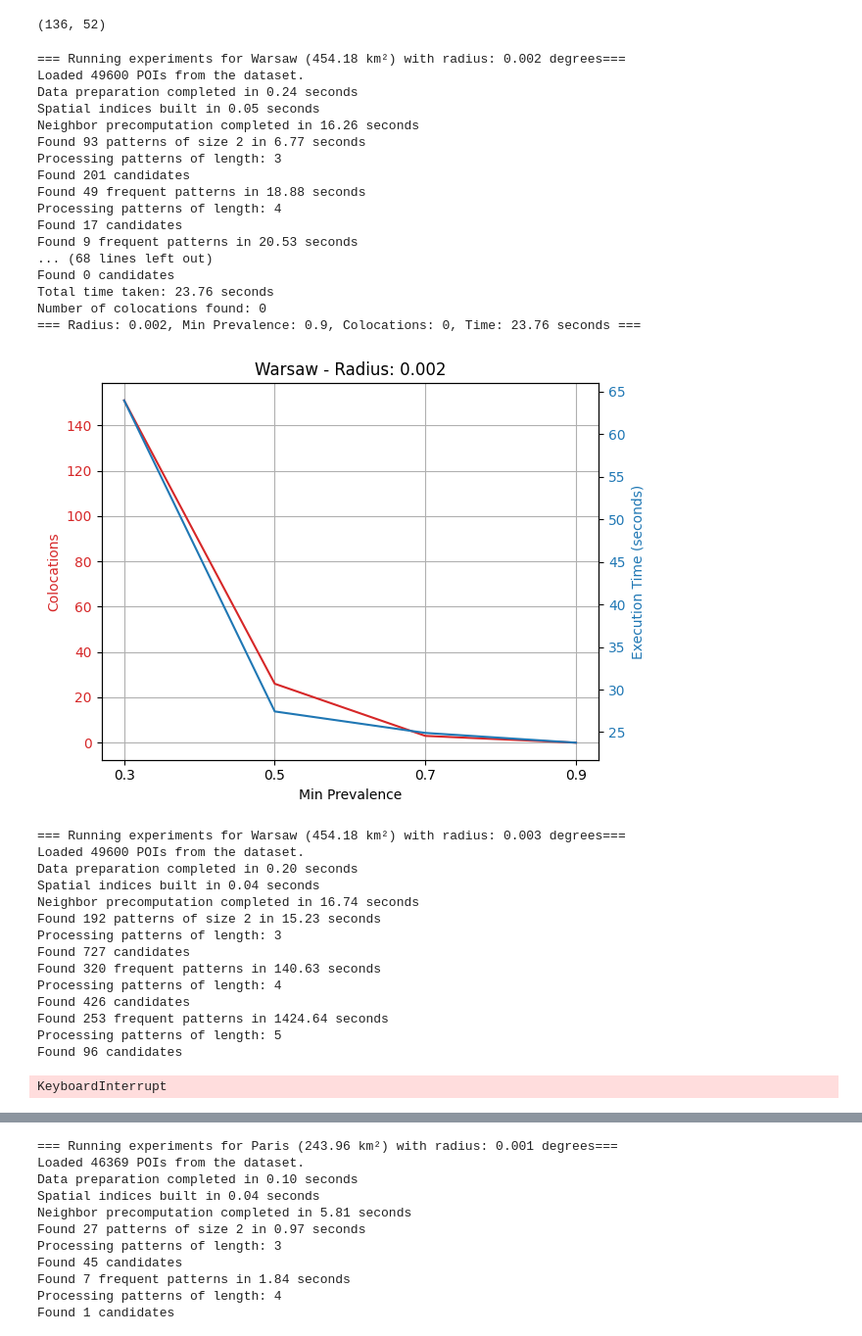
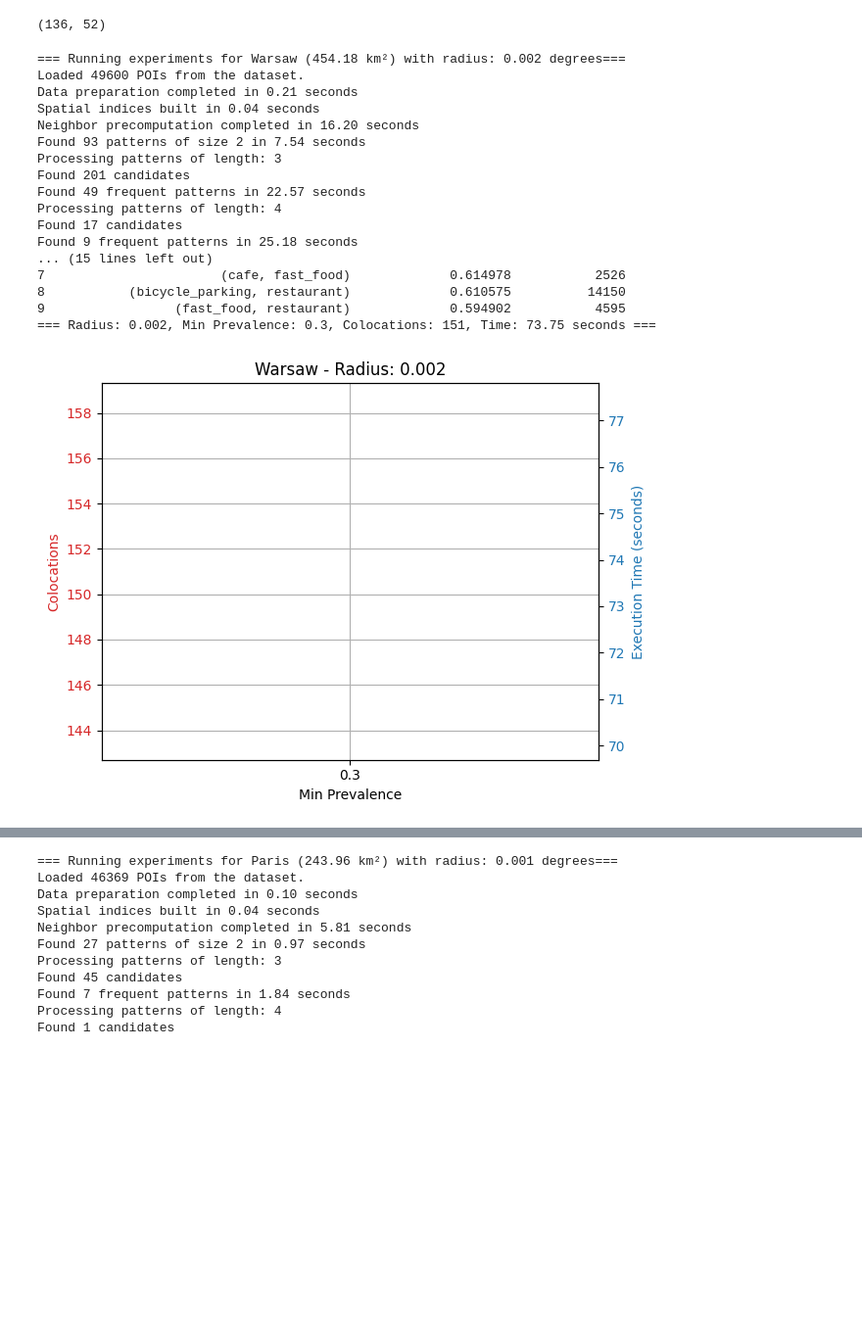
Before and after one commit to kklassa/spatial-colocation-patterns, a Jupyter notebook: experiments.ipynb, the cells around one changed output, grey strips where cells are left out. Shown at 98% size. Drawn from its saved outputs; the diff is of its cells as text; code cells hidden in the pictures; blank space fills up the shorter version.

```diff
--- a/experiments.ipynb
+++ b/experiments.ipynb
@@ -189,7 +189,7 @@ def get_colocations_for_area(
         pd.set_option('display.max_colwidth', None)
         print(patterns_df.head(10))
 
-    return len(patterns), total_time
+    return len(patterns), total_time, patterns_df
 # %%
 import matplotlib.pyplot as plt
 import time
@@ -217,13 +217,15 @@ def run_experiments(
     area = city_data["area_km2"]
 
     times_per_radius = {}
+    patterns_per_radius = {}
 
     for radius in radiuses:
         print(f"\n=== Running experiments for {city_name} ({area:.2f} km²) with radius: {radius} degrees=== ")
         times_per_radius[radius] = {}
+        patterns_per_radius[radius] ={}
         colocations, exec_times = [], []
         for min_prevalence in min_prevalences:
-            num_colocations, exec_time = get_colocations_for_area(
+            num_colocations, exec_time, patterns = get_colocations_for_area(
                 poi_types,
                 bounding_box,
                 radius=radius,
@@ -237,6 +239,8 @@ def run_experiments(
                 "colocations": num_colocations,
                 "exec_time": exec_time,
             }
+
+            patterns_per_radius[radius][min_prevalence] = patterns
 
         fig, ax1 = plt.subplots()
         color1 = "tab:red"
@@ -273,39 +277,27 @@ def run_experiments(
         plt.grid(True)
         plt.savefig(f"imgs/{city_name.lower()}_exec_time_vs_radius_prevalence_{min_prevalence}_{timestamp}.png")
         plt.show()
+
+
+    return patterns_per_radius, times_per_radius
 # %%
-run_experiments(cities, "Warsaw", poi_types=all, radiuses=[0.002, 0.003, 0.004, 0.005]) # 0.001 deg ~= 111 m lat, 70 m lon
+patterns_per_radius, _ = run_experiments(cities, "Warsaw", poi_types=all, radiuses=[0.002], min_prevalences=[0.3]) # 0.001 deg ~= 111 m lat, 70 m lon
 # %% [output]
 === Running experiments for Warsaw (454.18 km²) with radius: 0.002 degrees===
 Loaded 49600 POIs from the dataset.
-Data preparation completed in 0.24 seconds
-Spatial indices built in 0.05 seconds
-Neighbor precomputation completed in 16.26 seconds
-Found 93 patterns of size 2 in 6.77 seconds
+Data preparation completed in 0.21 seconds
+Spatial indices built in 0.04 seconds
+Neighbor precomputation completed in 16.20 seconds
+Found 93 patterns of size 2 in 7.54 seconds
 Processing patterns of length: 3
 Found 201 candidates
-Found 49 frequent patterns in 18.88 seconds
+Found 49 frequent patterns in 22.57 seconds
 Processing patterns of length: 4
 Found 17 candidates
-Found 9 frequent patterns in 20.53 seconds
-... (68 lines left out)
-Found 0 candidates
-Total time taken: 23.76 seconds
-Number of colocations found: 0
-=== Radius: 0.002, Min Prevalence: 0.9, Colocations: 0, Time: 23.76 seconds ===
+Found 9 frequent patterns in 25.18 seconds
+... (15 lines left out)
+7                       (cafe, fast_food)             0.614978           2526
+8           (bicycle_parking, restaurant)             0.610575          14150
+9                 (fast_food, restaurant)             0.594902           4595
+=== Radius: 0.002, Min Prevalence: 0.3, Colocations: 151, Time: 73.75 seconds ===
-[figure, old version]
+[figure, new version]
-=== Running experiments for Warsaw (454.18 km²) with radius: 0.003 degrees===
-Loaded 49600 POIs from the dataset.
-Data preparation completed in 0.20 seconds
-Spatial indices built in 0.04 seconds
-Neighbor precomputation completed in 16.74 seconds
-Found 192 patterns of size 2 in 15.23 seconds
-Processing patterns of length: 3
-Found 727 candidates
-Found 320 frequent patterns in 140.63 seconds
-Processing patterns of length: 4
-Found 426 candidates
-Found 253 frequent patterns in 1424.64 seconds
-Processing patterns of length: 5
-Found 96 candidates
-KeyboardInterrupt
```
Also changed, not shown: parts of 6 cells of this notebook, 2 other files.
